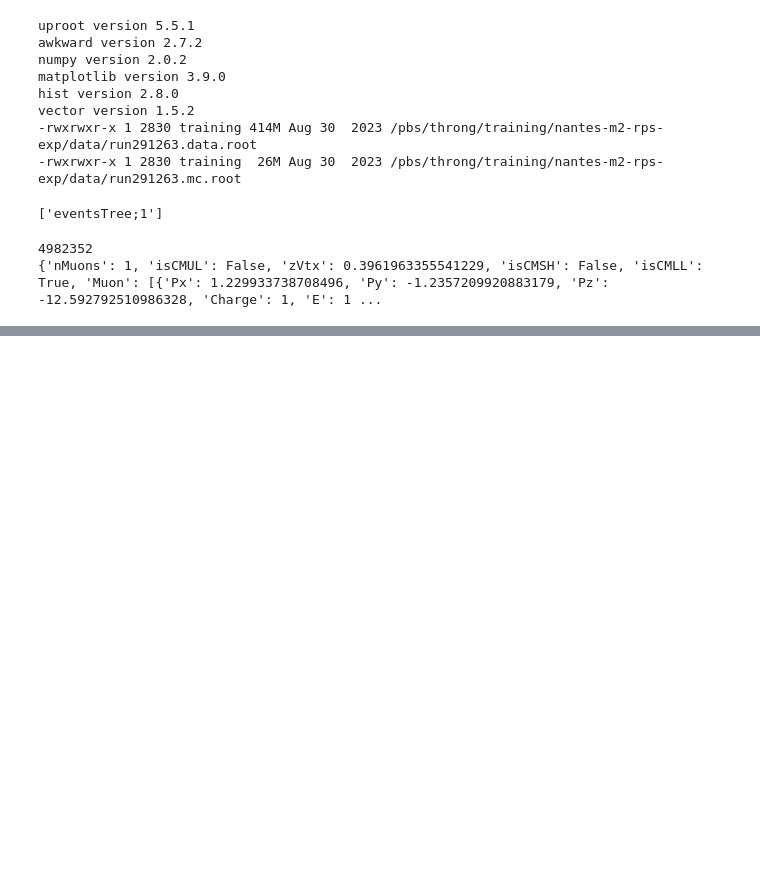
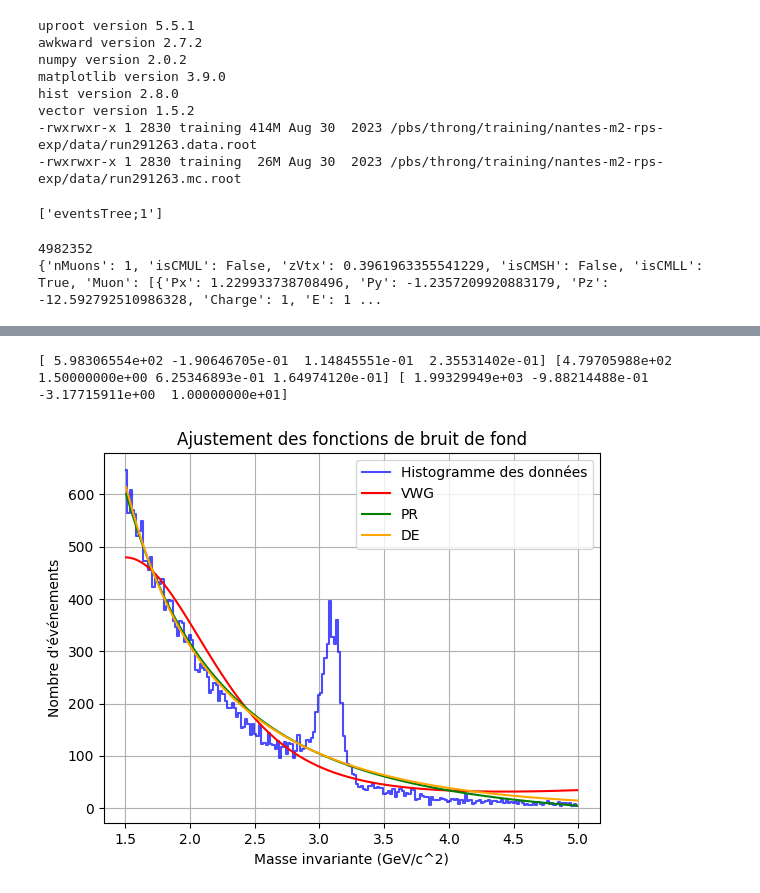
Before and after one commit to nantes-m2-rps-exp/qqbar2mumu-2024, a Jupyter notebook: notebooks/Discrimination.ipynb, the cells around one changed output, grey strips where cells are left out. Drawn from its saved outputs; the diff is of its cells as text; code cells hidden in the pictures; blank space fills up the shorter version.

Commit message:
bruit de fond

```diff
--- a/notebooks/Discrimination.ipynb
+++ b/notebooks/Discrimination.ipynb
@@ -112,0 +114,68 @@ Nombre de particules considérées : 285720
+# %%
+import numpy as np
+import matplotlib.pyplot as plt
+from scipy.optimize import curve_fit
+
+# Vérification des données de l'histogramme
+bin_centers = np.asarray((bin_edges[:-1] + bin_edges[1:]) / 2)
+y_data = np.asarray(hist_difference)
+
+# Fonctions définies pour le bruit de fond
+def vwg(x, N, mu, alpha, beta):
+    sigma = alpha + beta * ((x - mu) / mu)**2
+    return N * np.exp(-(x - mu)**2 / (2 * sigma**2))
+
+def pr(x, N, a1, b1, b2):
+    return N * (1 + a1 * x) / (b1 * x + b2 * x**2)
+
+def de(x, N, a1, a2, alpha):
+    return N * (np.exp(a1 * x) + alpha * np.exp(a2 * x))
+
+# Ajustement des paramètres pour chaque fonction
+try:
+    popt_vwg, _ = curve_fit(
+    vwg, bin_centers, y_data,
+    p0=[np.max(y_data), 3.0, 0.5, 0.1],  # N, mu, alpha, beta
+    bounds=([0, 1.5, 0, 0], [np.inf, 5.0, 2, 1]),  # Bornes réalistes
+    maxfev=200000
+)
+
+    popt_pr, _ = curve_fit(
+    pr, bin_centers, y_data,
+    p0=[np.max(y_data), 0.1, 0.1, 0.1],  # N, a1, b1, b2
+    bounds=([0, -1, 0, 0], [np.inf, 1, 1, 1]),  # Bornes réalistes
+    maxfev=200000
+)
+
+    popt_de, _ = curve_fit(
+    de, bin_centers, y_data,
+    p0=[np.max(y_data), -0.1, -0.05, 0.5],  # N, a1, a2, alpha
+    bounds=([0, -10, -10, -5], [np.inf, 5, 5, 10]),  # Bornes réalistes
+    maxfev=200000
+)
+except RuntimeError as e:
+    print("Erreur d'ajustement :", e)
+
+# Génération des courbes ajustées
+x_fit = np.linspace(bin_centers[0], bin_centers[-1], 1000)
+y_vwg = vwg(x_fit, *popt_vwg)
+y_pr = pr(x_fit, *popt_pr)
+y_de = de(x_fit, *popt_de)
+
+# Tracé des données et des ajustements
+plt.step(bin_centers, y_data, where='mid', label='Histogramme des données', color='blue', alpha=0.7)
+plt.plot(x_fit, y_vwg, label='VWG', color='red')
+plt.plot(x_fit, y_pr, label='PR', color='green')
+plt.plot(x_fit, y_de, label='DE', color='orange')
+print(popt_pr, popt_vwg, popt_de)
+
+# Mise en forme
+plt.xlabel('Masse invariante (GeV/c^2)')
+plt.ylabel('Nombre d\'événements')
+plt.title('Ajustement des fonctions de bruit de fond')
+plt.legend()
+plt.grid(True)
+plt.show()
+# %% [output]
+[ 5.98306554e+02 -1.90646705e-01  1.14845551e-01  2.35531402e-01] [4.79705988e+02 1.50000000e+00 6.25346893e-01 1.64974120e-01] [ 1.99329949e+03 -9.88214488e-01 -3.17715911e+00  1.00000000e+01]
+[figure, added]
```
Also changed, not shown: parts of 1 cell of this notebook.
